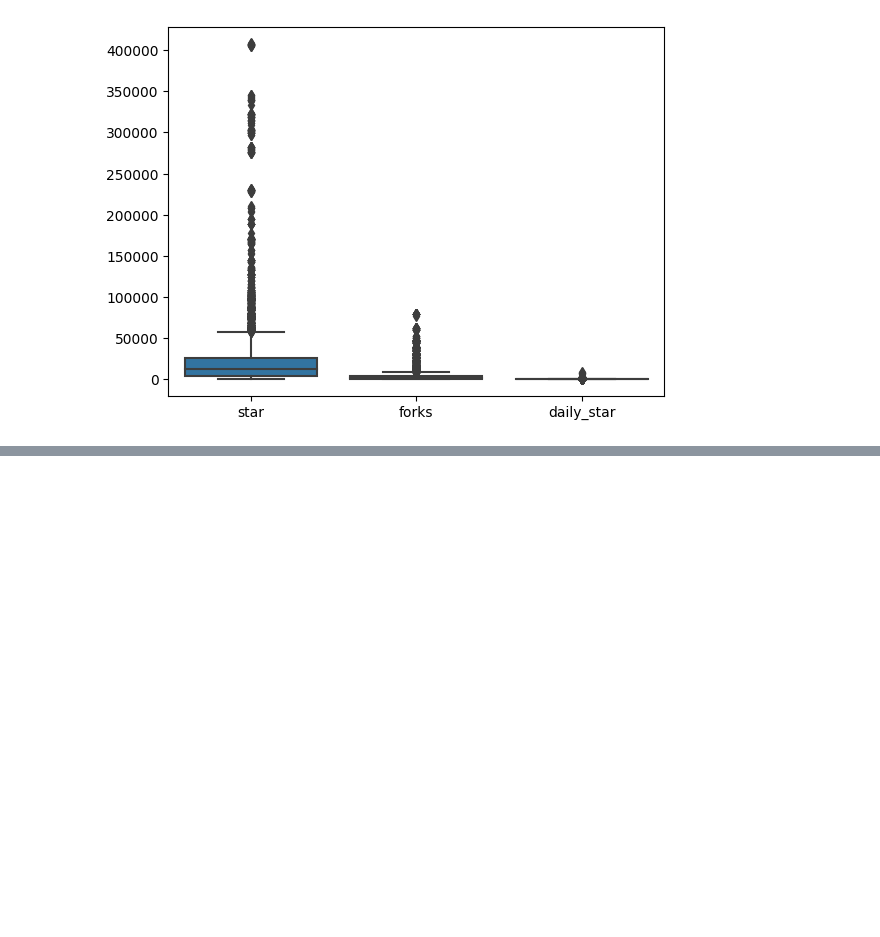
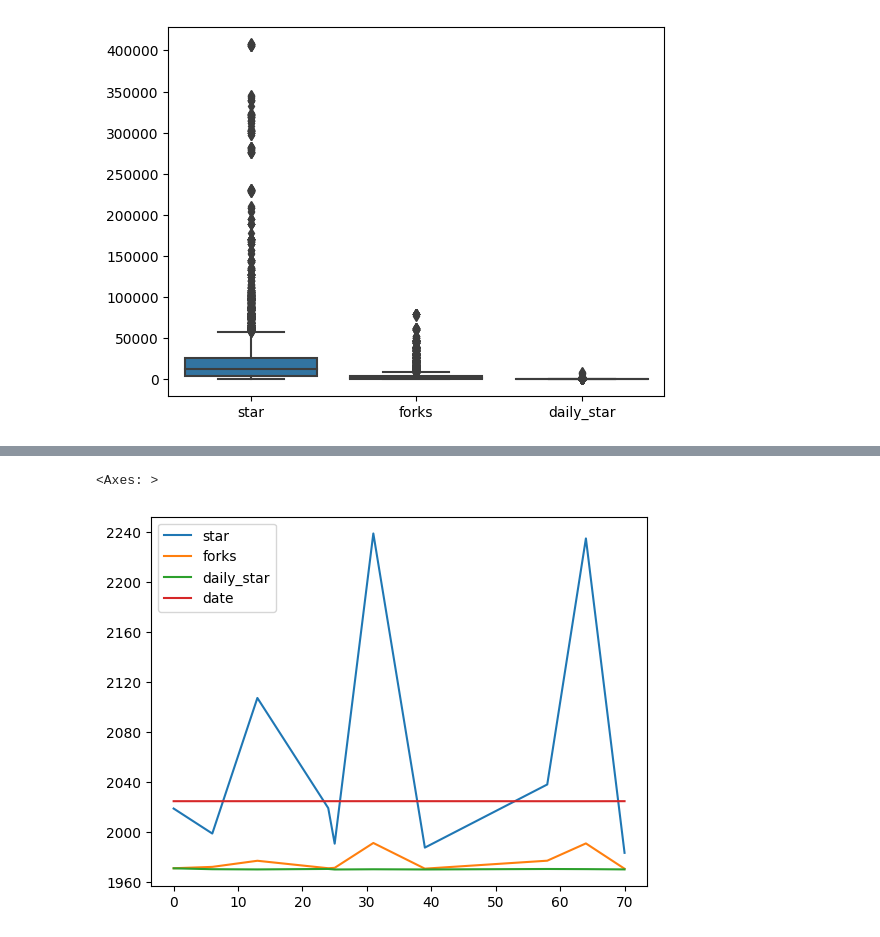
Before and after one commit to jin-raii/netflix-clone, a Jupyter notebook: trending_git.ipynb, the cells around one changed output, grey strips where cells are left out. Drawn from its saved outputs; the diff is of its cells as text; code cells hidden in the pictures; blank space fills up the shorter version.

```diff
--- a/trending_git.ipynb
+++ b/trending_git.ipynb
@@ -282,0 +444,3 @@ sns.histplot(data=duplicate_df)
+# %%
+daily_star = duplicate_df['daily_star']
+daily_star.describe()
@@ -282,0 +457,6 @@ sns.histplot(data=duplicate_df)
+# %%
+popular_daily_star = duplicate_df.loc[daily_star > daily_star.mean()]
+popular_daily_star.head(10).plot()
+# %% [output]
+<Axes: >
+[figure, added]
```
Also changed, not shown: parts of 30 cells of this notebook.
